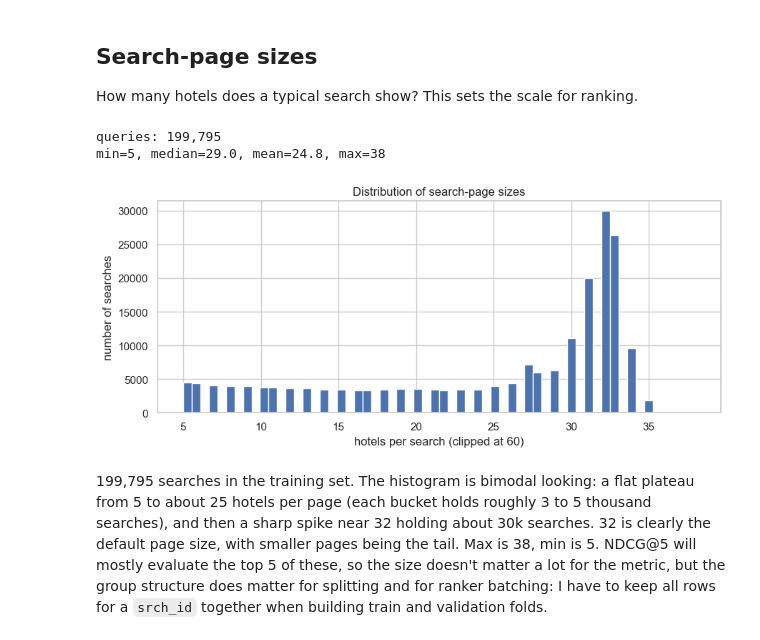
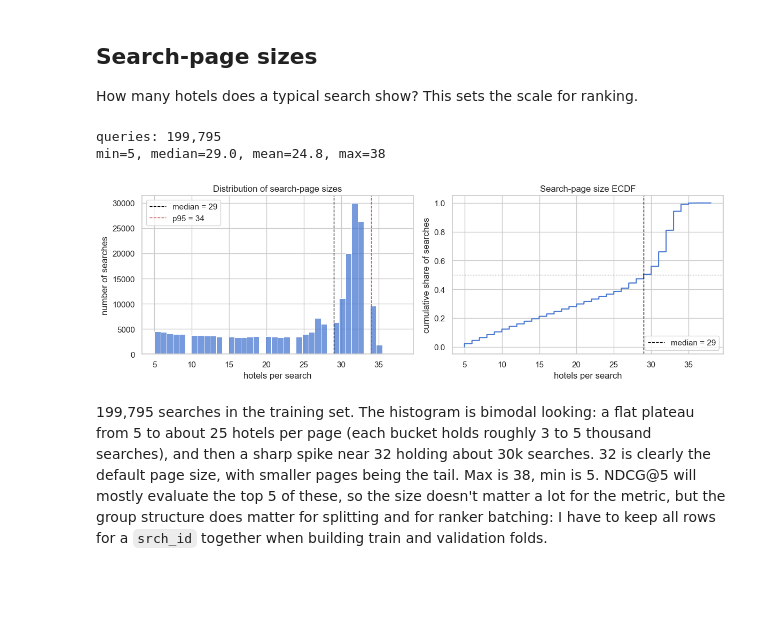
Before and after one commit to Joyesiam/DMTGroup5, a Jupyter notebook: Assignment_2_Hidde/notebooks/01_eda.ipynb, the cells around one changed output. Cells and saved outputs as stored; diff of their text form; code cells hidden in the pictures; blank space fills up the shorter version.

```diff
--- a/Assignment_2_Hidde/notebooks/01_eda.ipynb
+++ b/Assignment_2_Hidde/notebooks/01_eda.ipynb
@@ -220,21 +220,38 @@ How many hotels does a typical search show? This sets the scale for ranking.
 # %%
 group_sizes = train.groupby("srch_id").size()
 print(f"queries: {len(group_sizes):,}")
 print(f"min={group_sizes.min()}, median={group_sizes.median()}, "
       f"mean={group_sizes.mean():.1f}, max={group_sizes.max()}")
 
-fig, ax = plt.subplots(figsize=(9, 4))
-group_sizes.clip(upper=60).hist(bins=60, ax=ax)
-ax.set_xlabel("hotels per search (clipped at 60)")
+p50 = float(group_sizes.median())
+p95 = float(group_sizes.quantile(0.95))
+p99 = float(group_sizes.quantile(0.99))
+fig, axes = plt.subplots(1, 2, figsize=(12, 4))
+ax = axes[0]
+sns.histplot(group_sizes.clip(upper=45), bins=40, ax=ax, color="#4878d0", edgecolor="white")
+ax.axvline(p50, color="black", linestyle="--", linewidth=1, label=f"median = {p50:.0f}")
+ax.axvline(p95, color="#c44e52", linestyle="--", linewidth=1, label=f"p95 = {p95:.0f}")
+ax.set_xlabel("hotels per search")
 ax.set_ylabel("number of searches")
 ax.set_title("Distribution of search-page sizes")
+ax.legend(loc="upper left")
+ax = axes[1]
+ecdf = group_sizes.sort_values()
+y = np.linspace(0, 1, len(ecdf), endpoint=False)
+ax.plot(ecdf.values, y, color="#4878d0")
+ax.axhline(0.5, color="black", linestyle=":", linewidth=0.8)
+ax.axvline(p50, color="black", linestyle="--", linewidth=1, label=f"median = {p50:.0f}")
+ax.set_xlabel("hotels per search")
+ax.set_ylabel("cumulative share of searches")
+ax.set_title("Search-page size ECDF")
+ax.legend(loc="lower right")
 plt.tight_layout()
-plt.savefig(FIG_DIR / "eda_group_sizes.png", dpi=110)
+plt.savefig(FIG_DIR / "eda_group_sizes.png", dpi=150)
 plt.show()
 # %% [output]
 queries: 199,795
 min=5, median=29.0, mean=24.8, max=38
-[figure, old version]
+[figure, new version]
 # %% [markdown]
 199,795 searches in the training set. The histogram is bimodal looking: a flat plateau from 5 to about 25 hotels per page (each bucket holds roughly 3 to 5 thousand searches), and then a sharp spike near 32 holding about 30k searches. 32 is clearly the default page size, with smaller pages being the tail. Max is 38, min is 5. NDCG@5 will mostly evaluate the top 5 of these, so the size doesn't matter a lot for the metric, but the group structure does matter for splitting and for ranker batching: I have to keep all rows for a `srch_id` together when building train and validation folds.
 # %% [markdown]
```
Also changed, not shown: parts of 11 cells of this notebook, 49 other files.
